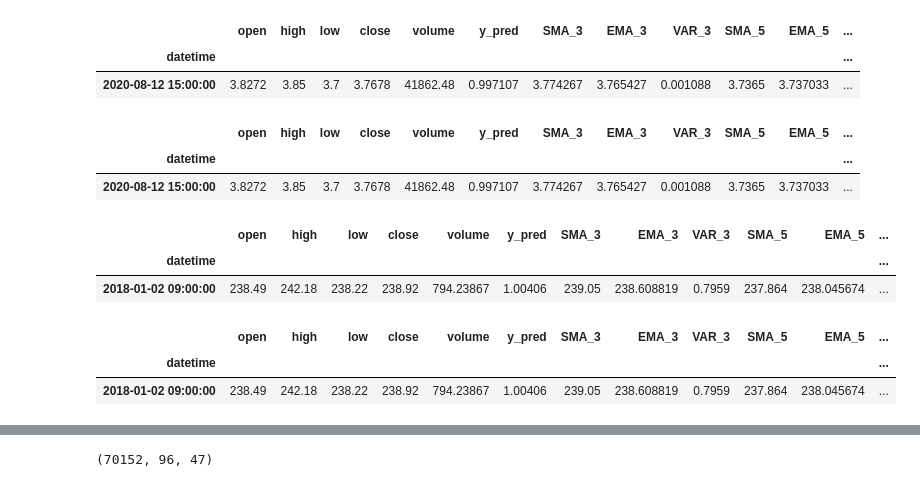
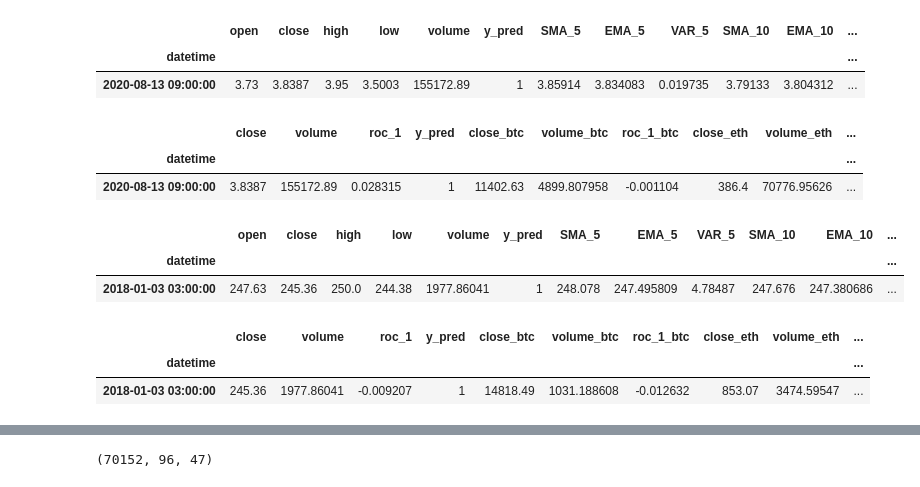
Before and after one commit to pgradz/ml_investing_wne, a Jupyter notebook: src/ml_investing_wne/notebooks/altcoins.ipynb, the cells around one changed output, grey strips where cells are left out. Cells and saved outputs as stored; diff of their text form; code cells hidden in the pictures.

```diff
--- a/src/ml_investing_wne/notebooks/altcoins.ipynb
+++ b/src/ml_investing_wne/notebooks/altcoins.ipynb
@@ -69,4 +70,0 @@ experiment.df.head(1)
-# %%
-config.currency = 'BTCUSDT'
-btc = create_asset()
-experiment_btc = experiment_factory(btc).get_experiment()
@@ -75,6 +71,9 @@ experiment_btc.df.to_csv('BTCUSDT_60min.csv')
 # %%
-experiment_btc.df.rename(columns={'close':'close_btc', 'volume':'volume_btc', 'roc_1': 'roc_1_btc'}, inplace=True)
-# experiment.df =  experiment.df[['close', 'volume', 'roc_1','y_pred']].merge(experiment_btc.df[['close_btc', 'volume_btc','roc_1_btc']], left_index=True, right_index=True)
-experiment.df =  experiment.df.merge(experiment_btc.df[['close_btc', 'volume_btc','roc_1_btc']], left_index=True, right_index=True)
+config.currency = 'ETHUSDT'
+eth = create_asset()
+experiment_eth = experiment_factory(eth).get_experiment()
+experiment_eth.df.rename(columns={'close':'close_eth', 'volume':'volume_eth', 'roc_1': 'roc_1_eth'}, inplace=True)
+experiment.df = experiment.df[['close', 'volume', 'roc_1','y_pred', 'close_btc', 'volume_btc','roc_1_btc']].merge(experiment_eth.df[['close_eth', 'volume_eth','roc_1_eth']], left_index=True, right_index=True)
+#experiment.df = experiment.df.merge(experiment_eth.df[['close_eth', 'volume_eth','roc_1_eth']], left_index=True, right_index=True)
 experiment.df.head(1)
 # %% [output]
@@ -97,37 +86,37 @@ sol = create_asset()
 experiment_sol = experiment_factory(sol).get_experiment()
 experiment_sol.df.head(1)
 # %% [output]
-|  | open | high | low | close | volume | y_pred | SMA_3 | EMA_3 | VAR_3 | SMA_5 | EMA_5 | ... |
+|  | open | close | high | low | volume | y_pred | SMA_5 | EMA_5 | VAR_5 | SMA_10 | EMA_10 | ... |
 | datetime |  |  |  |  |  |  |  |  |  |  |  | ... |
-| 2020-08-12 15:00:00 | 3.8272 | 3.85 | 3.7 | 3.7678 | 41862.48 | 0.997107 | 3.774267 | 3.765427 | 0.001088 | 3.7365 | 3.737033 | ... |
+| 2020-08-13 09:00:00 | 3.73 | 3.8387 | 3.95 | 3.5003 | 155172.89 | 1 | 3.85914 | 3.834083 | 0.019735 | 3.79133 | 3.804312 | ... |
 # %%
-# experiment_sol.df =  experiment_sol.df[['close', 'volume', 'roc_1','y_pred']].merge(experiment_btc.df[['close_btc', 'volume_btc','roc_1_btc']], left_index=True, right_index=True)
-experiment_sol.df =  experiment_sol.df.merge(experiment_btc.df[['close_btc', 'volume_btc','roc_1_btc']], left_index=True, right_index=True)
+experiment_sol.df =  experiment_sol.df[['close', 'volume', 'roc_1','y_pred']].merge(experiment_btc.df[['close_btc', 'volume_btc','roc_1_btc']], left_index=True, right_index=True)
+# experiment_sol.df =  experiment_sol.df.merge(experiment_btc.df[['close_btc', 'volume_btc','roc_1_btc']], left_index=True, right_index=True)
 # experiment_sol.df = experiment_sol.df[['close', 'volume', 'roc_1','y_pred', 'close_btc', 'volume_btc','roc_1_btc']].merge(experiment_eth.df[['close_eth', 'volume_eth','roc_1_eth']], left_index=True, right_index=True)
 experiment_sol.df = experiment_sol.df.merge(experiment_eth.df[['close_eth', 'volume_eth','roc_1_eth']], left_index=True, right_index=True)
 experiment_sol.df.head(1)
 # %% [output]
-|  | open | high | low | close | volume | y_pred | SMA_3 | EMA_3 | VAR_3 | SMA_5 | EMA_5 | ... |
-| datetime |  |  |  |  |  |  |  |  |  |  |  | ... |
-| 2020-08-12 15:00:00 | 3.8272 | 3.85 | 3.7 | 3.7678 | 41862.48 | 0.997107 | 3.774267 | 3.765427 | 0.001088 | 3.7365 | 3.737033 | ... |
+|  | close | volume | roc_1 | y_pred | close_btc | volume_btc | roc_1_btc | close_eth | volume_eth | ... |
+| datetime |  |  |  |  |  |  |  |  |  | ... |
+| 2020-08-13 09:00:00 | 3.8387 | 155172.89 | 0.028315 | 1 | 11402.63 | 4899.807958 | -0.001104 | 386.4 | 70776.95626 | ... |
 # %%
 config.currency = 'LTCUSDT'
 ltc = create_asset()
 experiment_ltc = experiment_factory(ltc).get_experiment()
 experiment_ltc.df.head(1)
 # %% [output]
-|  | open | high | low | close | volume | y_pred | SMA_3 | EMA_3 | VAR_3 | SMA_5 | EMA_5 | ... |
+|  | open | close | high | low | volume | y_pred | SMA_5 | EMA_5 | VAR_5 | SMA_10 | EMA_10 | ... |
 | datetime |  |  |  |  |  |  |  |  |  |  |  | ... |
-| 2018-01-02 09:00:00 | 238.49 | 242.18 | 238.22 | 238.92 | 794.23867 | 1.00406 | 239.05 | 238.608819 | 0.7959 | 237.864 | 238.045674 | ... |
+| 2018-01-03 03:00:00 | 247.63 | 245.36 | 250.0 | 244.38 | 1977.86041 | 1 | 248.078 | 247.495809 | 4.78487 | 247.676 | 247.380686 | ... |
 # %%
-# experiment_ltc.df =  experiment_ltc.df[['close', 'volume', 'roc_1','y_pred']].merge(experiment_btc.df[['close_btc', 'volume_btc','roc_1_btc']], left_index=True, right_index=True)
-# experiment_ltc.df = experiment_ltc.df[['close', 'volume', 'roc_1','y_pred','close_btc', 'volume_btc','roc_1_btc']].merge(experiment_eth.df[['close_eth', 'volume_eth','roc_1_eth']], left_index=True, right_index=True)
-experiment_ltc.df =  experiment_ltc.df.merge(experiment_btc.df[['close_btc', 'volume_btc','roc_1_btc']], left_index=True, right_index=True)
-experiment_ltc.df = experiment_ltc.df.merge(experiment_eth.df[['close_eth', 'volume_eth','roc_1_eth']], left_index=True, right_index=True)
+experiment_ltc.df =  experiment_ltc.df[['close', 'volume', 'roc_1','y_pred']].merge(experiment_btc.df[['close_btc', 'volume_btc','roc_1_btc']], left_index=True, right_index=True)
+experiment_ltc.df = experiment_ltc.df[['close', 'volume', 'roc_1','y_pred','close_btc', 'volume_btc','roc_1_btc']].merge(experiment_eth.df[['close_eth', 'volume_eth','roc_1_eth']], left_index=True, right_index=True)
+#experiment_ltc.df =  experiment_ltc.df.merge(experiment_btc.df[['close_btc', 'volume_btc','roc_1_btc']], left_index=True, right_index=True)
+#experiment_ltc.df = experiment_ltc.df.merge(experiment_eth.df[['close_eth', 'volume_eth','roc_1_eth']], left_index=True, right_index=True)
 experiment_ltc.df.head(1)
 # %% [output]
-|  | open | high | low | close | volume | y_pred | SMA_3 | EMA_3 | VAR_3 | SMA_5 | EMA_5 | ... |
-| datetime |  |  |  |  |  |  |  |  |  |  |  | ... |
-| 2018-01-02 09:00:00 | 238.49 | 242.18 | 238.22 | 238.92 | 794.23867 | 1.00406 | 239.05 | 238.608819 | 0.7959 | 237.864 | 238.045674 | ... |
+|  | close | volume | roc_1 | y_pred | close_btc | volume_btc | roc_1_btc | close_eth | volume_eth | ... |
+| datetime |  |  |  |  |  |  |  |  |  | ... |
+| 2018-01-03 03:00:00 | 245.36 | 1977.86041 | -0.009207 | 1 | 14818.49 | 1031.188608 | -0.012632 | 853.07 | 3474.59547 | ... |
 # %%
 experiment.train_test_val_split()
```
Also changed, not shown: parts of 15 cells of this notebook, 6 other files.
